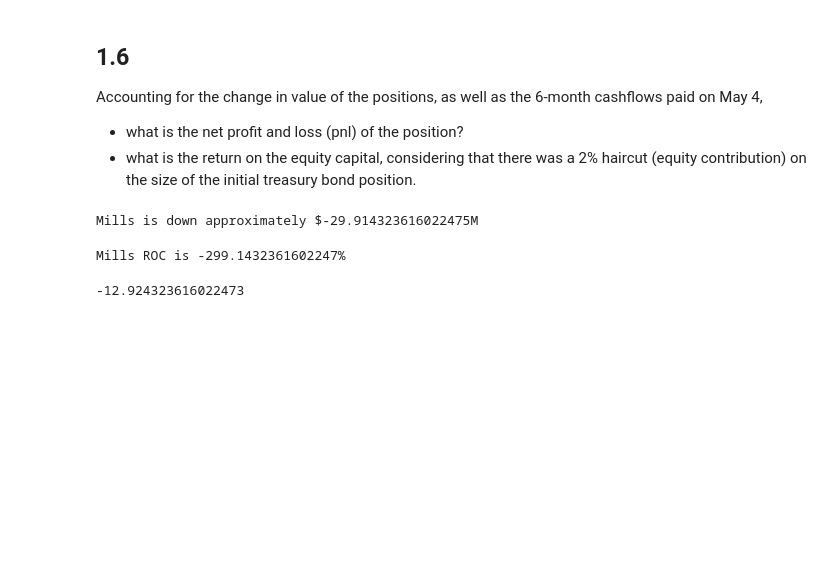
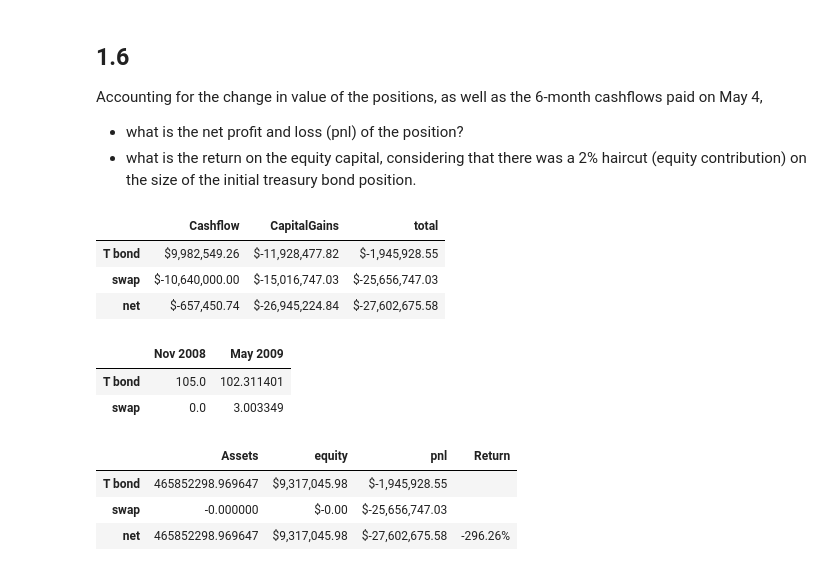
Before and after one commit to dcstein22/finm-fixedincome-2023, a Jupyter notebook: homework/Homework 3.ipynb, the cells around one changed output. Cells and saved outputs as stored; diff of their text form; code cells hidden in the pictures; blank space fills up the shorter version.

```diff
--- a/homework/Homework 3.ipynb
+++ b/homework/Homework 3.ipynb
@@ -167,0 +169,3 @@ Match the dollar by ensuring that the ratio of swap contracts equals the ratio o
+# %%
+hedge_ratio = duration_df.loc['swap','Dollar Duration']/duration_df.loc['T bond','Dollar Duration']
+contracts = pd.DataFrame(NOTIONAL*np.array([hedge_ratio/TPRICE,-1/PAR]), index = ['T bond','swap'], columns=['positions'])
@@ -225,24 +260,38 @@ Accounting for the change in value of the positions, as well as the 6-month cash
 * what is the net profit and loss (pnl) of the position?
 * what is the return on the equity capital, considering that there was a 2\% haircut (equity contribution) on the size of the initial treasury bond position.
 # %%
-equity = .02*500
-notional = 500
-vswap = notional *(-.03398)
-change_bond_price = (102.34169/105.224)-1
-notional_bond_change = (change_bond_price*(notional_bonds))
+pnl = pd.DataFrame(dtype=float, index =['T bond', 'swap'], columns=['Cashflow'])
+pnl['Cashflow'] = CF.loc[['T bond', 'Swap (fixed)']].values *contracts.abs().values
+pnl['CapitalGains'] = prices.diff(axis = 1)['May 2009'].values * contracts.values[:,0]
 
-net_notional = notional_bond_change+vswap
-# I need to add the cashflow from the the swap
-net_change_in_value = net_notional
-net_change_in_value
-net_change_in_value
-ROC = net_change_in_value/(equity)
-print(f'Mills is down approximately ${net_change_in_value}M')
+pnl['total'] = pnl.sum(axis = 1)
+pnl.loc['net'] = pnl.sum()
+pnl.style.format('${:,.2f}')
 # %% [output]
-Mills is down approximately $-29.914323616022475M
+|  | Cashflow | CapitalGains | total |
+| T bond | $9,982,549.26 | $-11,928,477.82 | $-1,945,928.55 |
+| swap | $-10,640,000.00 | $-15,016,747.03 | $-25,656,747.03 |
+| net | $-657,450.74 | $-26,945,224.84 | $-27,602,675.58 |
-# %%
-print(f'Mills ROC is {ROC*100}%')
-notional_bond_change
-# %% [output]
-Mills ROC is -299.1432361602247%
--12.924323616022473
+# %%
+prices
+# %% [output]
+|  | Nov 2008 | May 2009 |
+| T bond | 105.0 | 102.311401 |
+| swap | 0.0 | 3.003349 |
+# %%
+# Calculating ROC
+
+capital = pd.DataFrame(prices.iloc[:,0].values * contracts.values[:,0], index = ['T bond', 'swap'], columns = ['Assets'])
+capital['equity'] = capital['Assets']*HAIRCUT
+
+capital.loc['net'] = capital.sum()
+capital['pnl'] = pnl['total']
+capital['Return'] = capital['pnl']/capital['equity']
+capital.loc[['T bond','swap'], 'Return'] = np.nan
+
+capital.style.format({'assets':'${:,.2f}','equity':'${:,.2f}','pnl':'${:,.2f}','Return':'{:.2%}'},na_rep='')
+# %% [output]
+|  | Assets | equity | pnl | Return |
+| T bond | 465852298.969647 | $9,317,045.98 | $-1,945,928.55 |  |
+| swap | -0.000000 | $-0.00 | $-25,656,747.03 |  |
+| net | 465852298.969647 | $9,317,045.98 | $-27,602,675.58 | -296.26% |
```
Also changed, not shown: parts of 6 cells of this notebook, 8 other files.
